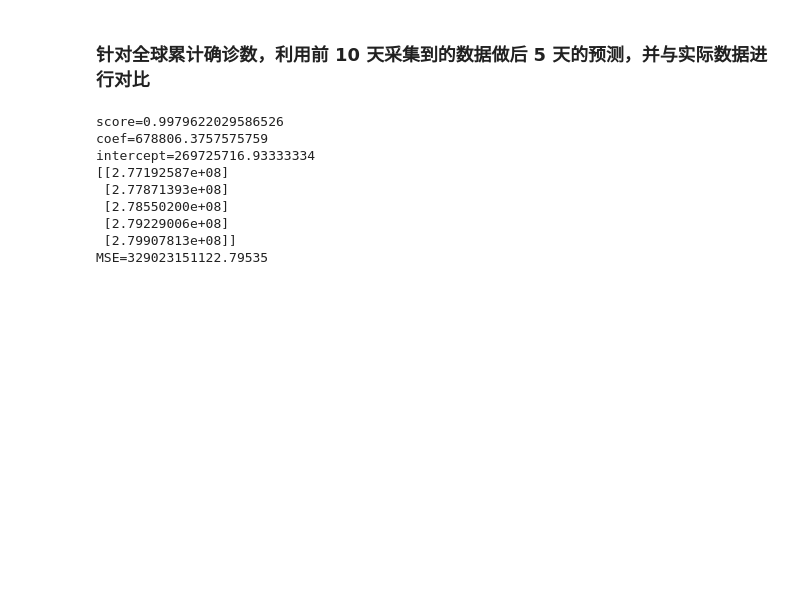
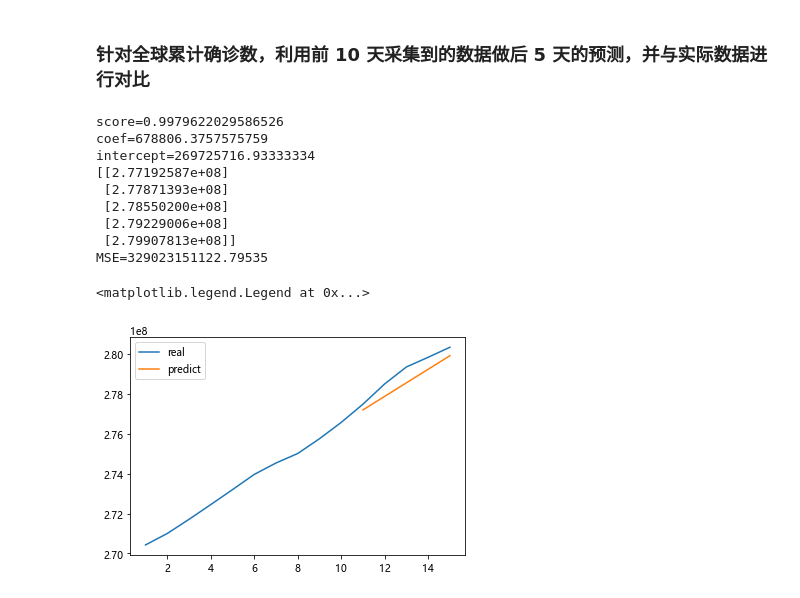
Before and after one commit to rei-smz/covid19DataAnalyzer, a Jupyter notebook: analyzer.ipynb, the cells around one changed output. Cells and saved outputs as stored; diff of their text form; code cells hidden in the pictures; blank space fills up the shorter version.

```diff
--- a/analyzer.ipynb
+++ b/analyzer.ipynb
@@ -536,30 +554,41 @@ from sklearn.metrics import mean_squared_error
 x = [[1], [2], [3], [4], [5], [6], [7], [8], [9], [10]]
 predict_x = [[11], [12], [13], [14], [15]]
 y = []
 real_y = []
 for data in dfs[:10]:
     y.append(data.loc[[0], ['confirmed']].values.tolist()[0])
 for data in dfs[10:]:
     real_y.append(data.loc[[0], ['confirmed']].values.tolist()[0][0])
 model = linear_model.LinearRegression()
 model.fit(x, y)
 score = model.score(x, y)
 coef = model.coef_[0][0]
 intercept = model.intercept_[0]
 print(f'score={score}')
 print(f'coef={coef}')
 print(f'intercept={intercept}')
 predict = model.predict(predict_x)
 print(predict)
 mse = mean_squared_error(real_y, predict)
 print(f'MSE={mse}')
+
+x = [day for day in range(1, 16)]
+real_y = []
+for data in dfs:
+    real_y.append(data.loc[[0], ['confirmed']].values.tolist()[0][0])
+fig, ax = plt.subplots()
+ax.plot(x, real_y, label='real')
+ax.plot(x[10:], [y_data[0] for y_data in predict], label='predict')
+ax.legend()
 # %% [output]
 score=0.9979622029586526
 coef=678806.3757575759
 intercept=269725716.93333334
 [[2.77192587e+08]
  [2.77871393e+08]
  [2.78550200e+08]
  [2.79229006e+08]
  [2.79907813e+08]]
 MSE=329023151122.79535
+<matplotlib.legend.Legend at 0x...>
+[figure, added]
```
Also changed, not shown: parts of 11 cells of this notebook, 1 other file.
